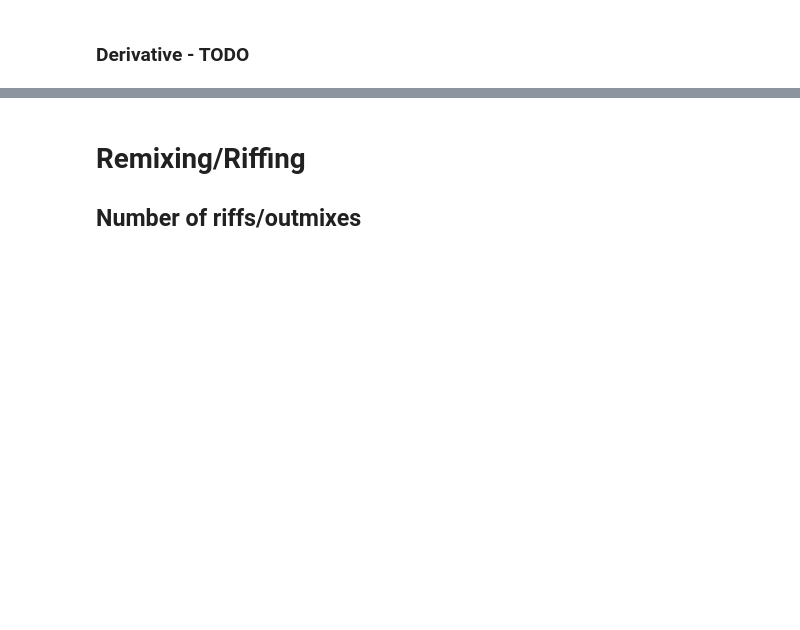
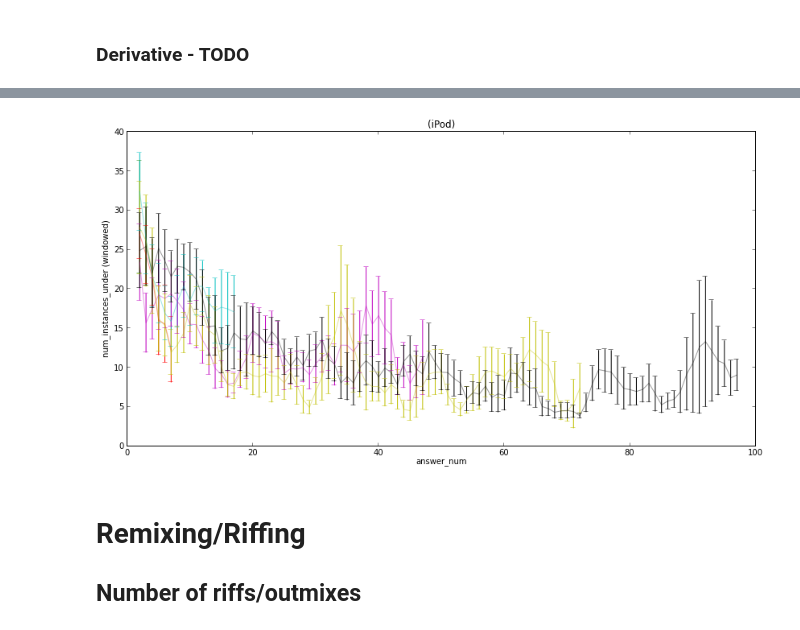
Before and after one commit to filkry/crowbrain, a Jupyter notebook: exps/post_pilot18_stats.ipynb, the cells around one changed output, grey strips where cells are left out. Cells and saved outputs as stored; diff of their text form; code cells hidden in the pictures; blank space fills up the shorter version.

```diff
--- a/exps/post_pilot18_stats.ipynb
+++ b/exps/post_pilot18_stats.ipynb
@@ -1313,3 +1434,7 @@ for i, nr in enumerate(sorted(number_conditions)):
+# %%
+windowed_field_by_order_split_qc('num_instances_under', 5, ylimits = (0, 40))
+# %% [output]
+[figure, added]
 # %% [markdown]
 # Remixing/Riffing
 
```
Also changed, not shown: parts of 19 cells of this notebook.
